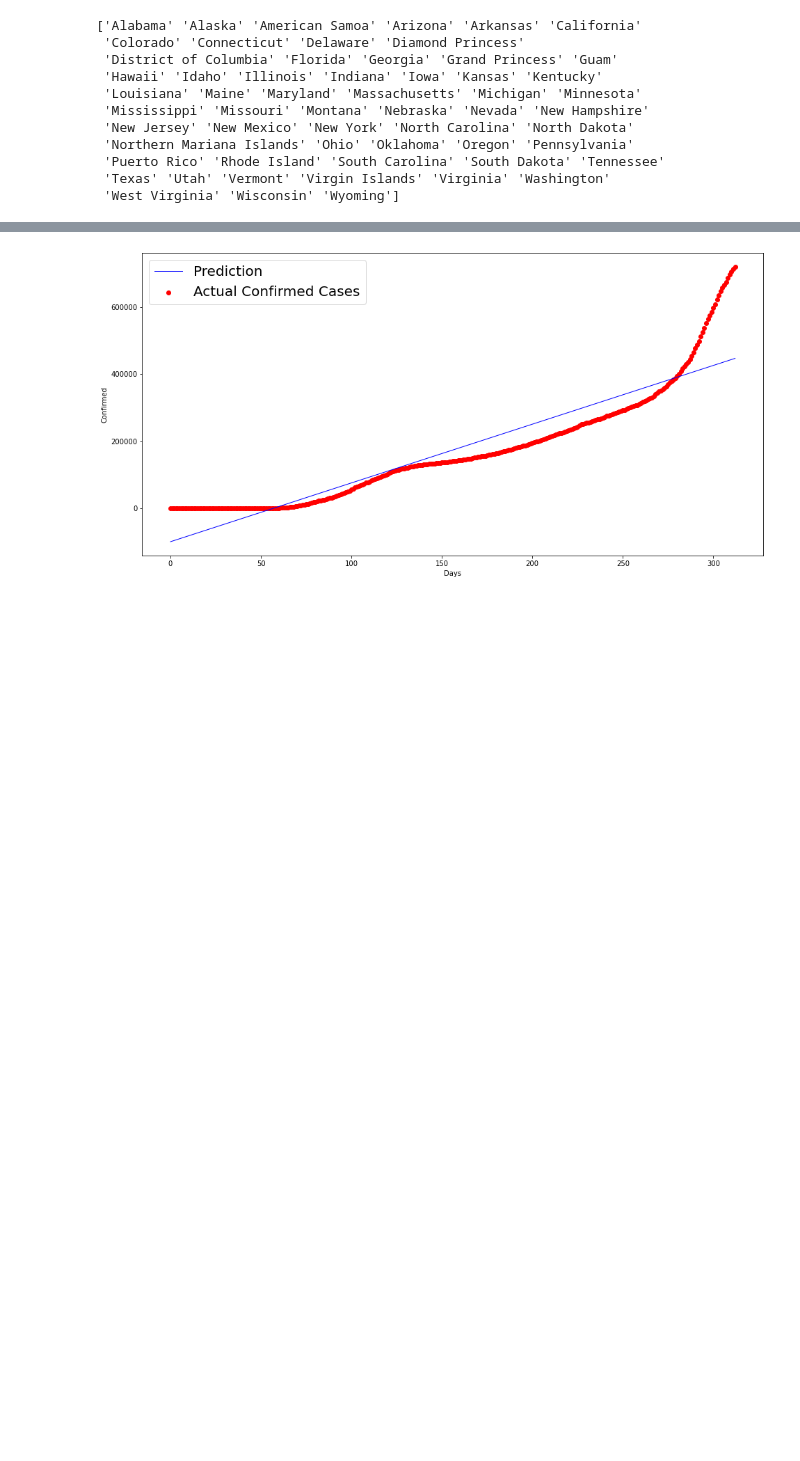
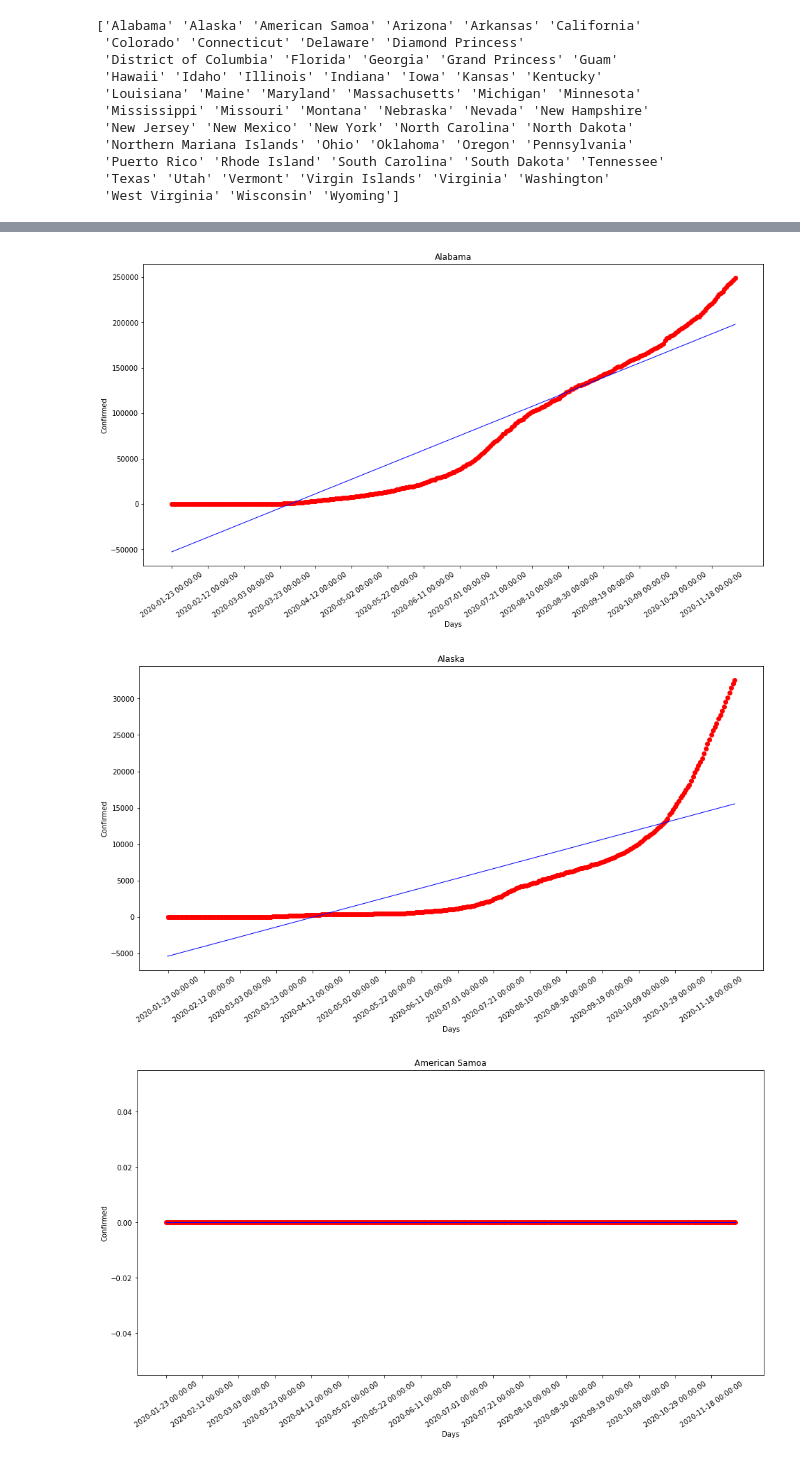
Before and after one commit to tanmaysarin/CS418-FinalProject-COVIDAnalysis, a Jupyter notebook: States.ipynb, the cells around one changed output, grey strips where cells are left out. Drawn from its saved outputs; the diff is of its cells as text; code cells hidden in the pictures; blank space fills up the shorter version.

```diff
--- a/States.ipynb
+++ b/States.ipynb
@@ -278,31 +324,52 @@ Ill
+# %%
+lists = full_grouped.Province_State.unique()
 # %%
-import matplotlib.pyplot as plt
+for s in lists:
+    Ill = full_grouped[full_grouped['Province_State'] == s]
+
+    base = alt.Chart(Ill).mark_bar().encode(
+        x='monthdate(Date):O',
+    ).properties(
+        width=500
+    )
+
+    red = alt.value("#f54242")
+
+    base.encode(y = 'Confirmed').properties(title = 'Total Confirmed') | base.encode(y = 'Deaths', color = red).properties(title = 'Total Deaths')
 
 
-X = Ill['Days'].values.reshape(-1,1)
-y = Ill['Confirmed'].values.reshape(-1,1)
+    Ill = Ill.reset_index()
+    Ill['Days'] = Ill.index
 
-reg = LinearRegression()
-reg.fit(X, y)
-p = reg.predict(X)
-plt.figure(figsize=(16, 8))
-plt.scatter(
-    X,
-    y,
-    c='red'
-)
-plt.plot(
-    X,
-    p,
-    c='blue',
-    linewidth=1
-)
 
-# plt.xticks(np.arange(Ill.shape[0])[::20], Ill.Date[1::20], rotation=35)
+    X = Ill['Days'].values.reshape(-1,1)
+    y = Ill['Confirmed'].values.reshape(-1,1)
 
-plt.legend(['Prediction', 'Actual Confirmed Cases'], prop={'size': 20})
-plt.xlabel("Days")
-plt.ylabel("Confirmed")
-plt.show()
+
+    reg = LinearRegression()
+    reg.fit(X, y)
+    p = reg.predict(X)
+    plt.figure(figsize=(16, 8))
+    plt.scatter(
+        X,
+        y,
+        c='red'
+    )
+    plt.plot(
+        X,
+        p,
+        c='blue',
+        linewidth=1
+    )
+
+
+    plt.xticks(np.arange(Ill.shape[0])[::20], Ill.Date[1::20], rotation=35)
+    #plt.set_xticklabels(Ill.date)
+    plt.title(s)
+    plt.xlabel("Days")
+    plt.ylabel("Confirmed")
+    plt.show()
 # %% [output]
-[figure, old version]
+[figure, new version]
+[figure, added]
+[figure, added]
```
Also changed, not shown: parts of 15 cells of this notebook.
